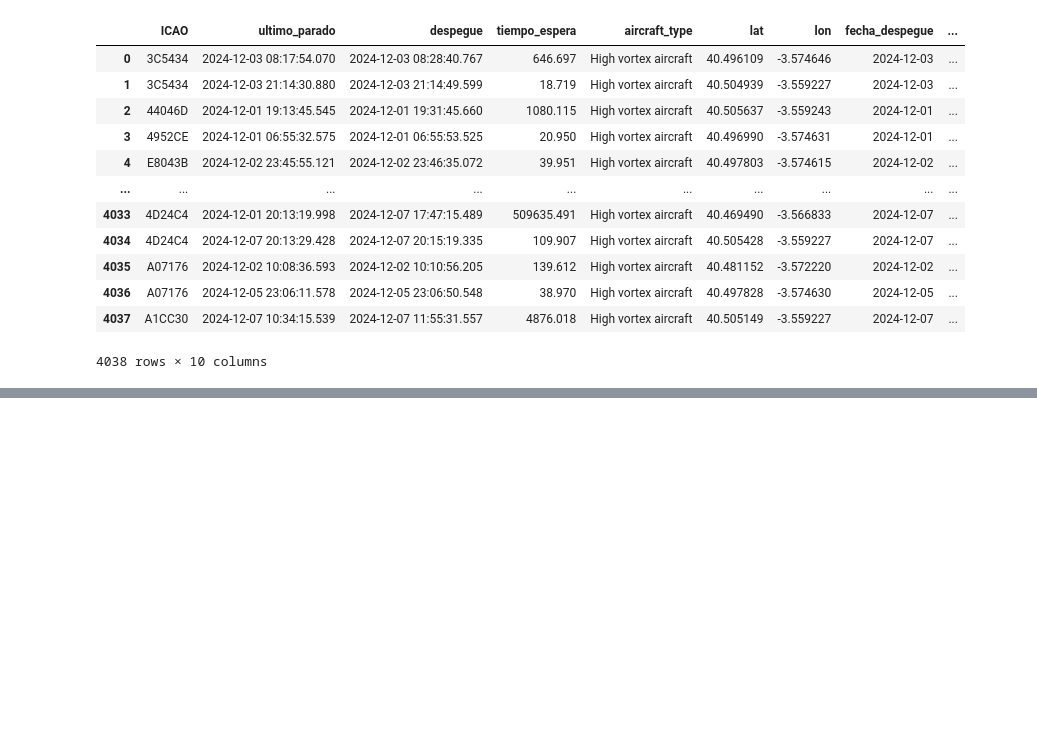
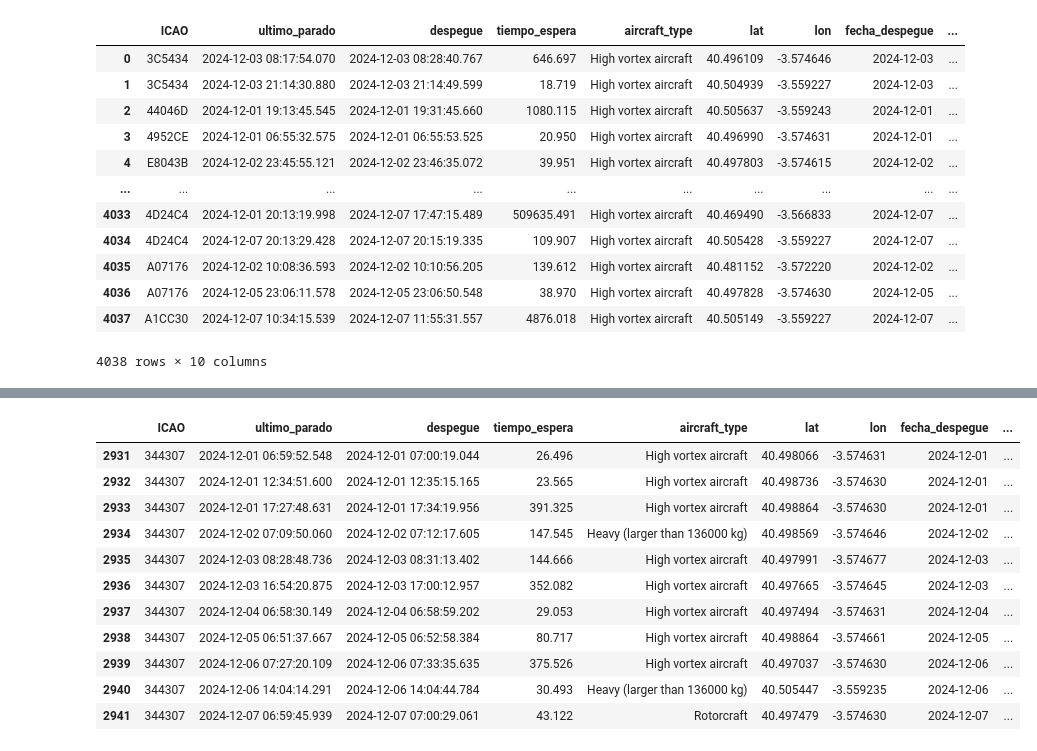
Before and after one commit to artemvarucm/PD2, a Jupyter notebook: src/modelado/preprocesamiento.ipynb, the cells around one changed output, grey strips where cells are left out. Saved outputs shown, nothing was run; the diff lists cells and outputs as text; code cells hidden in the pictures; blank space fills up the shorter version.

```diff
--- a/src/modelado/preprocesamiento.ipynb
+++ b/src/modelado/preprocesamiento.ipynb
@@ -21,3 +35,18 @@ df
+# %%
+df[df["ICAO"] == "344307"]
+# %% [output]
+|  | ICAO | ultimo_parado | despegue | tiempo_espera | aircraft_type | lat | lon | fecha_despegue | ... |
+| 2931 | 344307 | 2024-12-01 06:59:52.548 | 2024-12-01 07:00:19.044 | 26.496 | High vortex aircraft | 40.498066 | -3.574631 | 2024-12-01 | ... |
+| 2932 | 344307 | 2024-12-01 12:34:51.600 | 2024-12-01 12:35:15.165 | 23.565 | High vortex aircraft | 40.498736 | -3.574630 | 2024-12-01 | ... |
+| 2933 | 344307 | 2024-12-01 17:27:48.631 | 2024-12-01 17:34:19.956 | 391.325 | High vortex aircraft | 40.498864 | -3.574630 | 2024-12-01 | ... |
+| 2934 | 344307 | 2024-12-02 07:09:50.060 | 2024-12-02 07:12:17.605 | 147.545 | Heavy (larger than 136000 kg) | 40.498569 | -3.574646 | 2024-12-02 | ... |
+| 2935 | 344307 | 2024-12-03 08:28:48.736 | 2024-12-03 08:31:13.402 | 144.666 | High vortex aircraft | 40.497991 | -3.574677 | 2024-12-03 | ... |
+| 2936 | 344307 | 2024-12-03 16:54:20.875 | 2024-12-03 17:00:12.957 | 352.082 | High vortex aircraft | 40.497665 | -3.574645 | 2024-12-03 | ... |
+| 2937 | 344307 | 2024-12-04 06:58:30.149 | 2024-12-04 06:58:59.202 | 29.053 | High vortex aircraft | 40.497494 | -3.574631 | 2024-12-04 | ... |
+| 2938 | 344307 | 2024-12-05 06:51:37.667 | 2024-12-05 06:52:58.384 | 80.717 | High vortex aircraft | 40.498864 | -3.574661 | 2024-12-05 | ... |
+| 2939 | 344307 | 2024-12-06 07:27:20.109 | 2024-12-06 07:33:35.635 | 375.526 | High vortex aircraft | 40.497037 | -3.574630 | 2024-12-06 | ... |
+| 2940 | 344307 | 2024-12-06 14:04:14.291 | 2024-12-06 14:04:44.784 | 30.493 | Heavy (larger than 136000 kg) | 40.505447 | -3.559235 | 2024-12-06 | ... |
+| 2941 | 344307 | 2024-12-07 06:59:45.939 | 2024-12-07 07:00:29.061 | 43.122 | Rotorcraft | 40.497479 | -3.574630 | 2024-12-07 | ... |
 # %%
 df.info()
 # %% [output]
```
Also changed, not shown: parts of 24 cells of this notebook.
